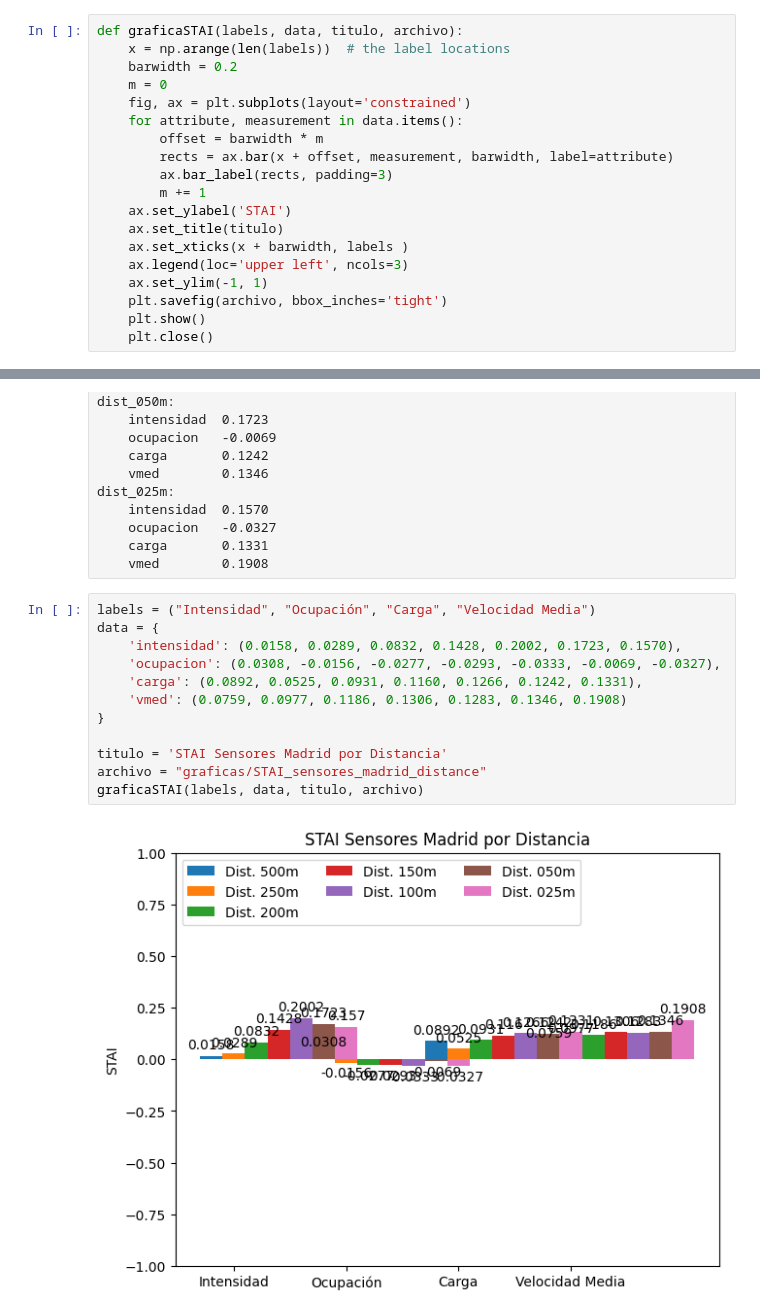
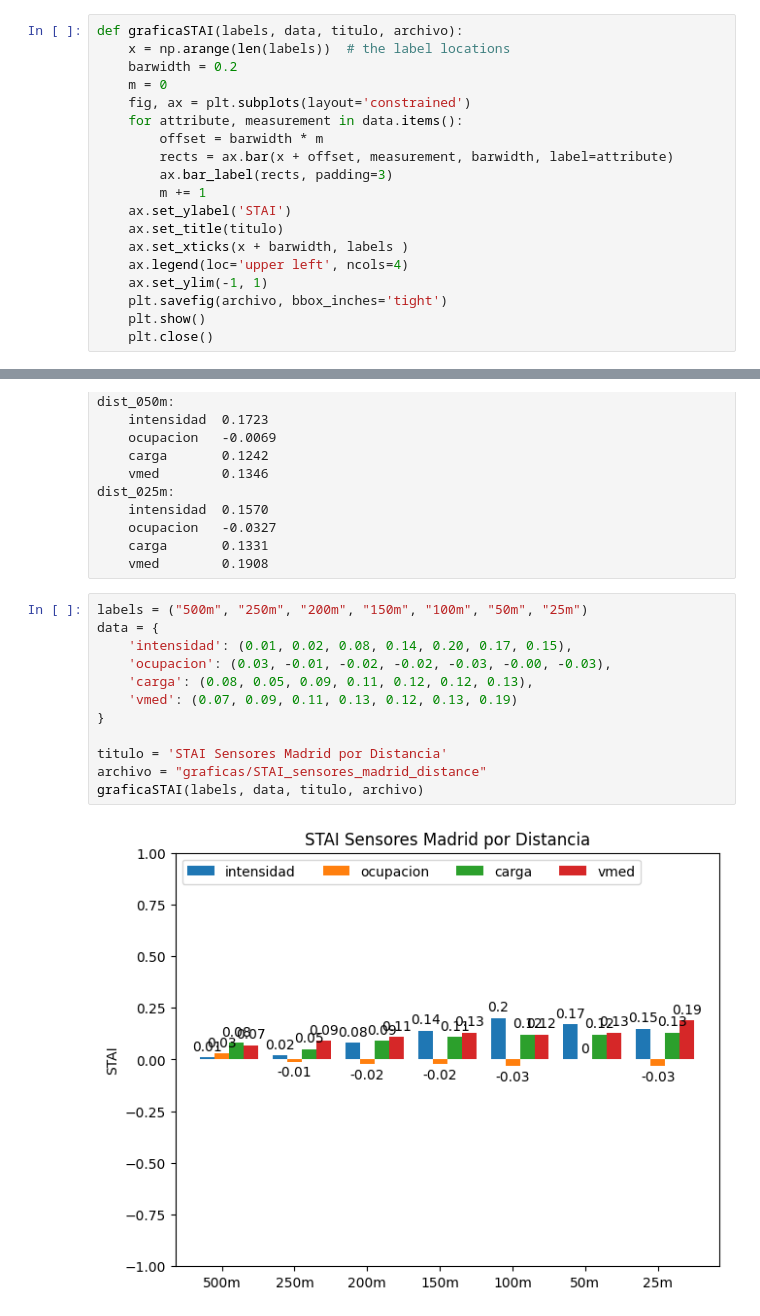
Before and after one commit to cquijadafuentes/jupyter_tesis_parte2, a Jupyter notebook: Graficas.ipynb, the cells around one changed output, grey strips where cells are left out. Cells and saved outputs as stored; diff of their text form.

```diff
--- a/Graficas.ipynb
+++ b/Graficas.ipynb
@@ -52,7 +52,7 @@ def graficaSTAI(labels, data, titulo, archivo):
     ax.set_ylabel('STAI')
     ax.set_title(titulo)
     ax.set_xticks(x + barwidth, labels )
-    ax.legend(loc='upper left', ncols=3)
+    ax.legend(loc='upper left', ncols=4)
     ax.set_ylim(-1, 1)
     plt.savefig(archivo, bbox_inches='tight')
     plt.show()
@@ -133,16 +173,16 @@ dist_025m:
 	carga		0.1331
 	vmed		0.1908
 # %%
-labels = ("Intensidad", "Ocupación", "Carga", "Velocidad Media")
+labels = ("500m", "250m", "200m", "150m", "100m", "50m", "25m")
 data = {
-	'intensidad': (0.0158, 0.0289, 0.0832, 0.1428, 0.2002, 0.1723, 0.1570),
-	'ocupacion': (0.0308, -0.0156, -0.0277, -0.0293, -0.0333, -0.0069, -0.0327),
-	'carga': (0.0892, 0.0525, 0.0931, 0.1160, 0.1266, 0.1242, 0.1331),
-	'vmed': (0.0759, 0.0977, 0.1186, 0.1306, 0.1283, 0.1346, 0.1908)
+	'intensidad': (0.01, 0.02, 0.08, 0.14, 0.20, 0.17, 0.15),
+	'ocupacion': (0.03, -0.01, -0.02, -0.02, -0.03, -0.00, -0.03),
+	'carga': (0.08, 0.05, 0.09, 0.11, 0.12, 0.12, 0.13),
+	'vmed': (0.07, 0.09, 0.11, 0.13, 0.12, 0.13, 0.19)
 }
 
 titulo = 'STAI Sensores Madrid por Distancia'
 archivo = "graficas/STAI_sensores_madrid_distance"
 graficaSTAI(labels, data, titulo, archivo)
 # %% [output]
-[figure, old version]
+[figure, new version]
```
Also changed, not shown: parts of 5 cells of this notebook, 10 other files.
